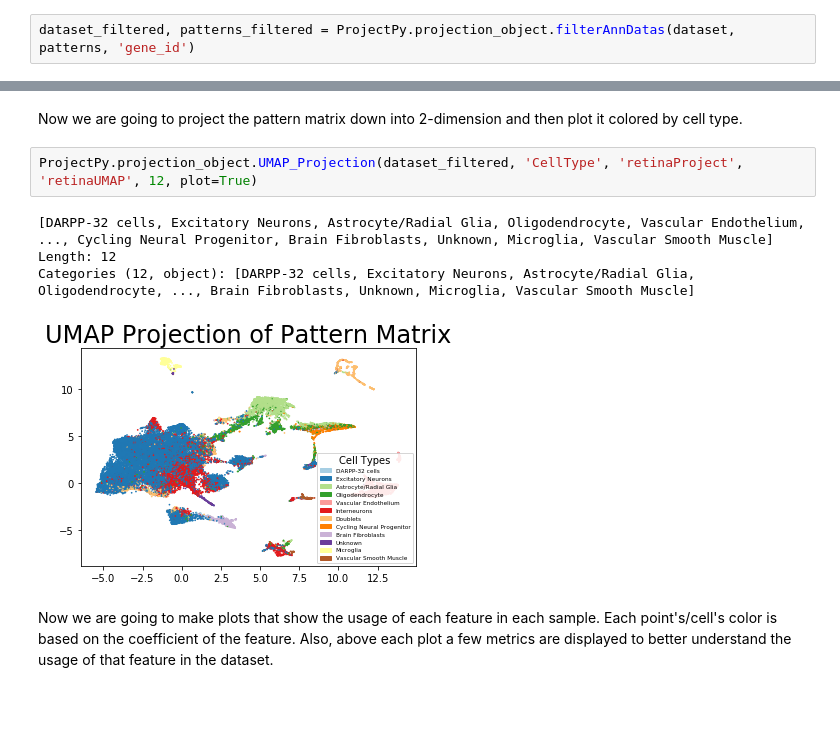
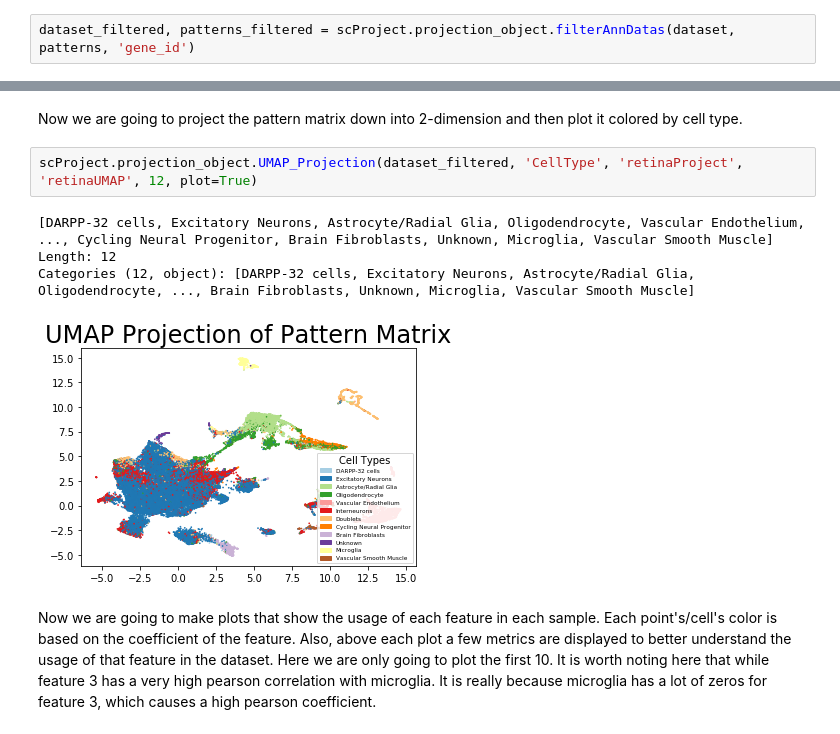
Before and after one commit to gofflab/scProject, a Jupyter notebook: docs/source/tutorial.ipynb, the cells around one changed output, grey strips where cells are left out. Saved outputs shown, nothing was run; the diff lists cells and outputs as text; blank space fills up the shorter version.

```diff
--- a/docs/source/tutorial.ipynb
+++ b/docs/source/tutorial.ipynb
@@ -33,7 +33,7 @@ dataset = sc.read_h5ad('test_target.h5ad')
 # %% [markdown]
 In this case, the patterns and dataset do not have the same genes, so we take the set intersection of their genes.
 # %%
-dataset_filtered, patterns_filtered = ProjectPy.projection_object.filterAnnDatas(dataset, patterns, 'gene_id')
+dataset_filtered, patterns_filtered = scProject.projection_object.filterAnnDatas(dataset, patterns, 'gene_id')
 # %% [output]
 (55371, 428) dataset filter shape
 (80, 428) patterns filter shape
@@ -55,12 +55,12 @@ Categories (12, object): [DARPP-32 cells, Excitatory Neurons, Astrocyte/Radial G
 # %% [markdown]
 Now we are going to project the pattern matrix down into 2-dimension and then plot it colored by cell type.
 # %%
-ProjectPy.projection_object.UMAP_Projection(dataset_filtered, 'CellType', 'retinaProject', 'retinaUMAP', 12, plot=True)
+scProject.projection_object.UMAP_Projection(dataset_filtered, 'CellType', 'retinaProject', 'retinaUMAP', 12, plot=True)
 # %% [output]
 [DARPP-32 cells, Excitatory Neurons, Astrocyte/Radial Glia, Oligodendrocyte, Vascular Endothelium, ..., Cycling Neural Progenitor, Brain Fibroblasts, Unknown, Microglia, Vascular Smooth Muscle]
 Length: 12
 Categories (12, object): [DARPP-32 cells, Excitatory Neurons, Astrocyte/Radial Glia, Oligodendrocyte, ..., Brain Fibroblasts, Unknown, Microglia, Vascular Smooth Muscle]
-[figure, old version]
+[figure, new version]
 # %% [markdown]
-Now we are going to make plots that show the usage of each feature in each sample. Each point's/cell's color is based on the coefficient of the feature. Also, above each plot a few metrics are displayed to better understand the usage of that feature in the dataset.
+Now we are going to make plots that show the usage of each feature in each sample. Each point's/cell's color is based on the coefficient of the feature. Also, above each plot a few metrics are displayed to better understand the usage of that feature in the dataset. Here we are only going to plot the first 10. It is worth noting here that while feature 3 has a very high pearson correlation with microglia. It is really because microglia has a lot of zeros for feature 3, which causes a high pearson coefficient.
 # %%
```
Also changed, not shown: parts of 4 cells of this notebook, 1 other file.
